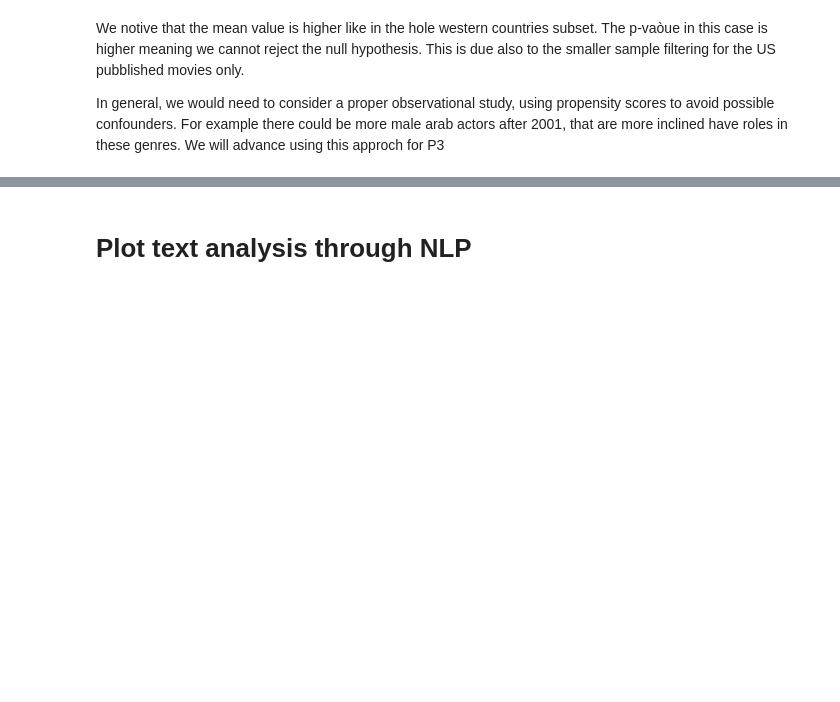
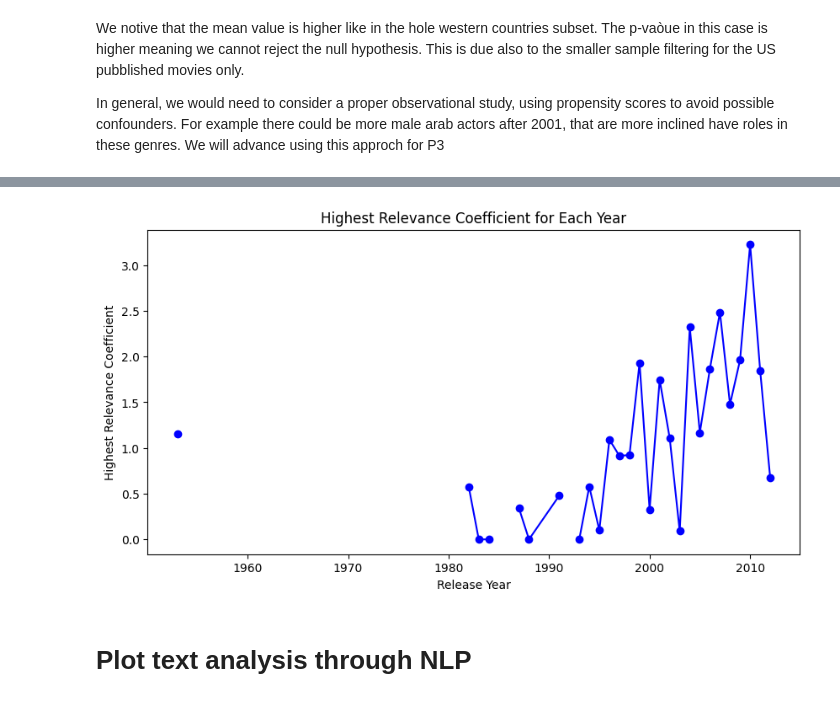
Before and after one commit to epfl-ada/ada-2023-project-pinacolada, a Jupyter notebook: P2.ipynb, the cells around one changed output, grey strips where cells are left out. Cells and saved outputs as stored; diff of their text form; code cells hidden in the pictures; blank space fills up the shorter version.

```diff
--- a/P2.ipynb
+++ b/P2.ipynb
@@ -441,0 +458,11 @@ In general, we would need to consider a proper observational study, using propen
+# %%
+# removing duplicate movie entries
+# by compressing them into 1 entry which is the mean
+imdb_data_mean = imdb_data.groupby(['movie_name']).mean().reset_index().drop_duplicates()
+# %%
+# making all titles lower-case to make merging more effective
+imdb_data_mean['movie_name'] = imdb_data_mean['movie_name'].str.lower()
+movies_characters_ar['movie_name'] = movies_characters_ar['movie_name'].str.lower()
+
+# merging
+movies_characters_ar_ratings = pd.merge(movies_characters_ar,imdb_data_mean,on=['movie_name'],how='left')
@@ -441,0 +475,6 @@ In general, we would need to consider a proper observational study, using propen
+# %%
+# removing rows with NaN revenue data
+filtered_movies_characters_ar_ratings = movies_characters_ar_ratings[movies_characters_ar_ratings['revenue'].notna() & movies_characters_ar_ratings['averageRating'].notna()]
+filtered_movies_characters_ar_ratings.shape
+# creating a year column
+filtered_movies_characters_ar_ratings['release_year'] = filtered_movies_characters_ar_ratings['release_date'].dt.year
@@ -441,0 +492,8 @@ In general, we would need to consider a proper observational study, using propen
+# %%
+# Calculate the new column "relevance_coeff" (standardization by year)
+
+weighting = [0.5, 0.5] # equal weights
+filtered_movies_characters_ar_ratings['relevance_coeff'] = weighting[0] * ((filtered_movies_characters_ar_ratings['revenue'] - filtered_movies_characters_ar_ratings.groupby('release_year')['revenue'].transform('mean'))
+/ filtered_movies_characters_ar_ratings.groupby('release_year')['revenue'].transform('std')) + \
+                        weighting[1]  * ((filtered_movies_characters_ar_ratings['averageRating'] - filtered_movies_characters_ar_ratings.groupby('release_year')['averageRating'].transform('mean'))
+                                         / filtered_movies_characters_ar_ratings.groupby('release_year')['averageRating'].transform('std'))
@@ -442,3 +506,15 @@ In general, we would need to consider a proper observational study, using propen
+# %%
+plt.figure(figsize=(10,5))
+max_relevance_per_year_ar = filtered_movies_characters_ar_ratings.groupby('release_year')['relevance_coeff'].max()
+
+# Plot the results
+plt.plot(max_relevance_per_year_ar.index, max_relevance_per_year_ar.values, marker='o', linestyle='-', color='b')
+plt.xlabel('Release Year')
+plt.ylabel('Highest Relevance Coefficient')
+plt.title('Highest Relevance Coefficient for Each Year')
+plt.show()
+# %% [output]
+[figure, added]
 # %% [markdown]
 # Plot text analysis through NLP
 # %% [markdown]
```
Also changed, not shown: parts of 19 cells of this notebook, 3 other files.
